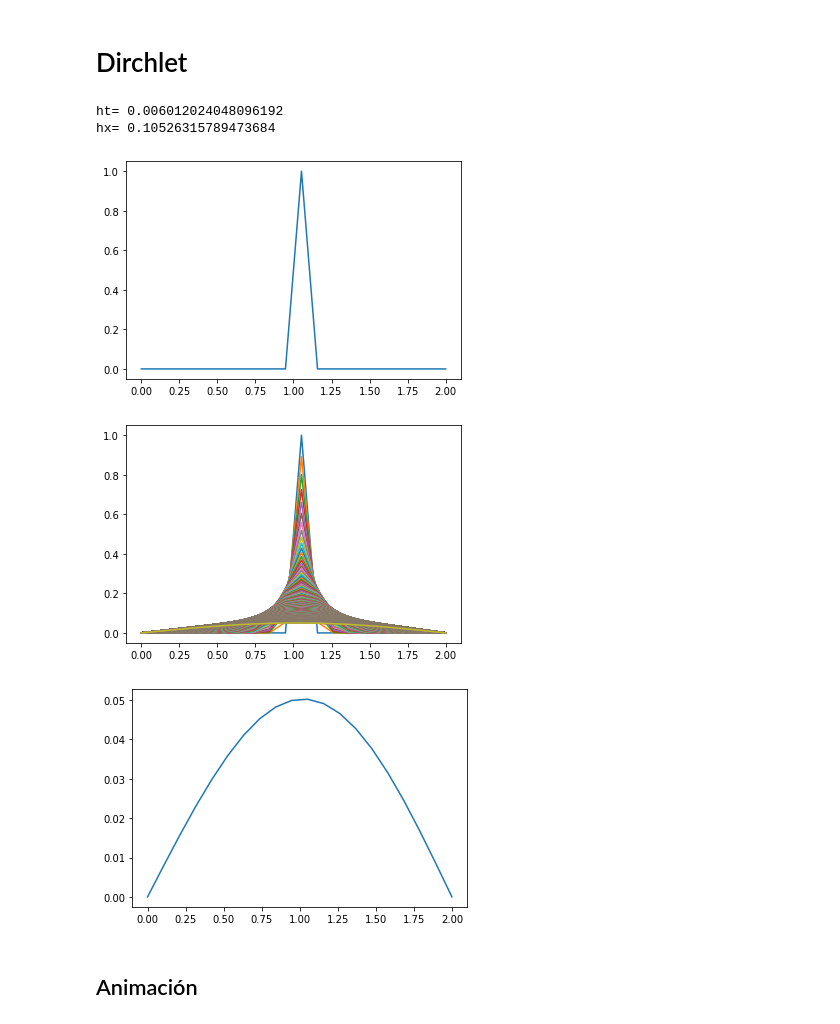
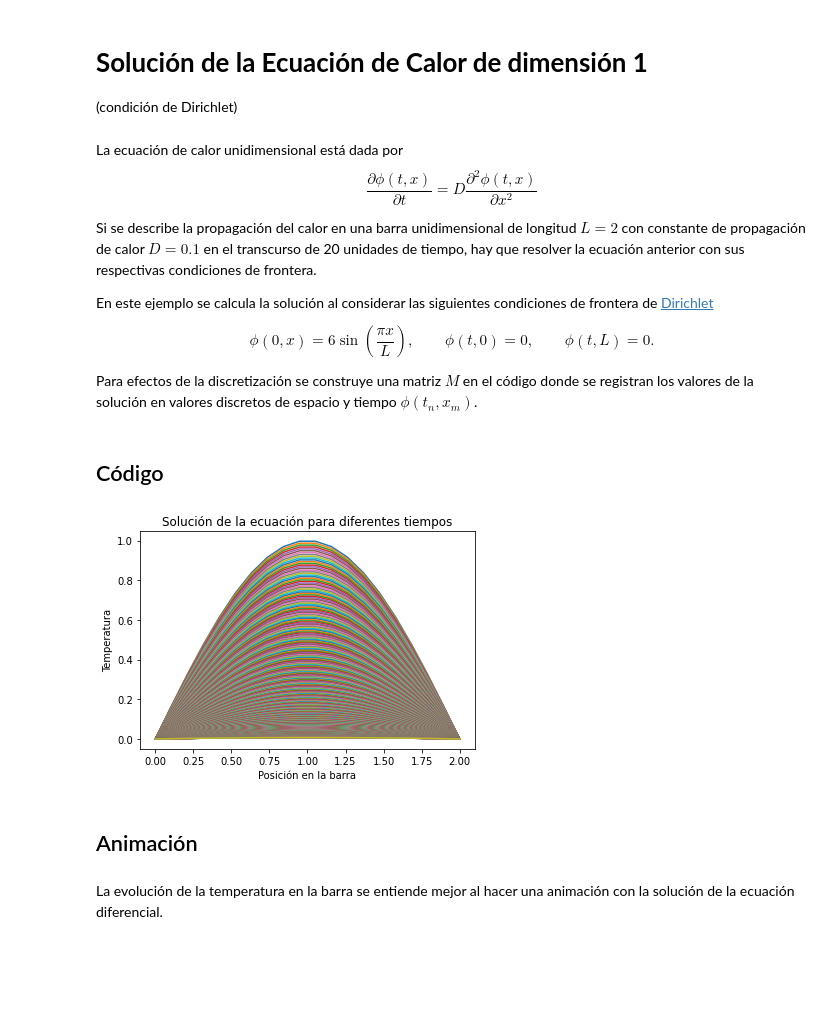
Before and after one commit to nicoavilan/Metodos-Numericos, a Jupyter notebook: Diferencias-finitas/EcCalor_1D_Dirichlet.ipynb, the cells around one changed output. Cells and saved outputs as stored; diff of their text form; code cells hidden in the pictures; blank space fills up the shorter version.

```diff
--- a/Diferencias-finitas/EcCalor_1D_Dirichlet.ipynb
+++ b/Diferencias-finitas/EcCalor_1D_Dirichlet.ipynb
@@ -1,46 +1,59 @@
 # %% [markdown]
 <a href="https://colab.research.google.com/github/nicoavilan/Metodos-Numericos/blob/main/Diferencias-finitas/EcCalor_1D_Dirichlet.ipynb" target="_parent"><img src="https://colab.research.google.com/assets/colab-badge.svg" alt="Open In Colab"/></a>
+# %% [markdown]
+# **Solución de la Ecuación de Calor de dimensión 1**
+
+(condición de Dirichlet)
+# %% [markdown]
+La ecuación de calor unidimensional está dada por
+\begin{equation}
+\frac{\partial\phi(t,x)}{\partial t} = D \frac{\partial^2\phi(t,x)}{\partial x^2}
+\end{equation}
+
+Si se describe la propagación del calor en una barra unidimensional de longitud $L=2$ con constante de propagación de calor $D=0.1$ en el transcurso de 20 unidades de tiempo, hay que resolver la ecuación anterior con sus respectivas condiciones de frontera.
+
+En este ejemplo se calcula la solución al considerar las siguientes condiciones de frontera de [Dirichlet](https://es.wikipedia.org/wiki/Condici%C3%B3n_de_frontera_de_Dirichlet)
+
+\begin{equation}
+\phi(0,x) = 6\sin\left(\frac{\pi x}{L}\right), \qquad \phi(t,0) =0, \qquad \phi(t,L) =0.
+\end{equation}
+
+Para efectos de la discretización se construye una matriz $M$ en el código donde se registran los valores de la solución en valores discretos de espacio y tiempo $\phi(t_n,x_m)$.
 # %% [markdown]
-# Dirchlet
+## Código
 # %%
 import numpy as np
 import matplotlib.pyplot as plt
 # %%
-fil = 500
-col = 20
+fil = 500 # Número de filas en la Matriz M
+col = 20  # Número de columnas en la Matriz M
 
-M = np.zeros((fil,col))
+M = np.zeros((fil,col)) # En esta matriz se calculan los valores de la discretización.
 
-L = 2
-T = 3
-k = 0.1
+L = 2   # Longitud de la barra
+T = 20  # Tiempo considerado
+D = 0.1 # Constante de propagación del calor
 
 ht = T/(fil-1)
 hx = L/(col-1)
-print("ht=",ht)
-print("hx=",hx)
 
 x = np.linspace(0,2,col)
-M[0,:] = np.sin(np.pi*x/L).round(3)
+M[0,:] = np.sin(np.pi*x/L) # Condición inicial
 
-plt.plot(x,M[0,:])
-plt.show()
 for n in range(fil-1):
   for m in range(1,col-1):
-    M[n+1,m] = M[n,m] + (k*ht/hx**2)*(M[n,m+1] -2*M[n,m] + M[n,m-1])
+    M[n+1,m] = M[n,m] + (D*ht/hx**2)*(M[n,m+1] -2*M[n,m] + M[n,m-1]) # Discretización de la ecuación diferencial
   plt.plot(x,M[n,:])
+plt.title("Solución de la ecuación para diferentes tiempos")
+plt.xlabel("Posición en la barra")
+plt.ylabel("Temperatura")
 plt.show()
-
-plt.plot(x,M[-1,:])
-plt.show()
 # %% [output]
-ht= 0.006012024048096192
-hx= 0.10526315789473684
-[figure, old version]
+[figure, new version]
-[figure, removed]
-[figure, removed]
 # %% [markdown]
 ## Animación
+# %% [markdown]
+La evolución de la temperatura en la barra se entiende mejor al hacer una animación con la solución de la ecuación diferencial.
 # %%
 from matplotlib.animation import FuncAnimation
 from IPython.display import HTML
```
Also changed, not shown: parts of 10 cells of this notebook.
